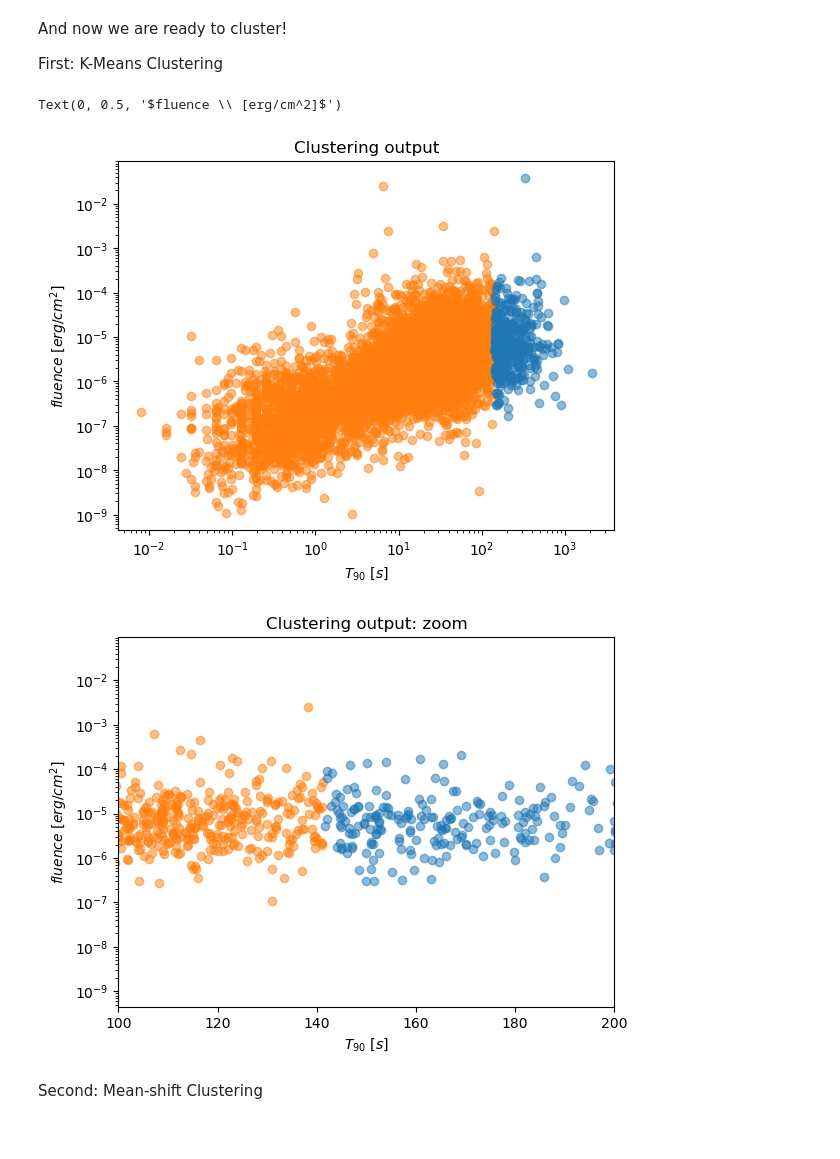
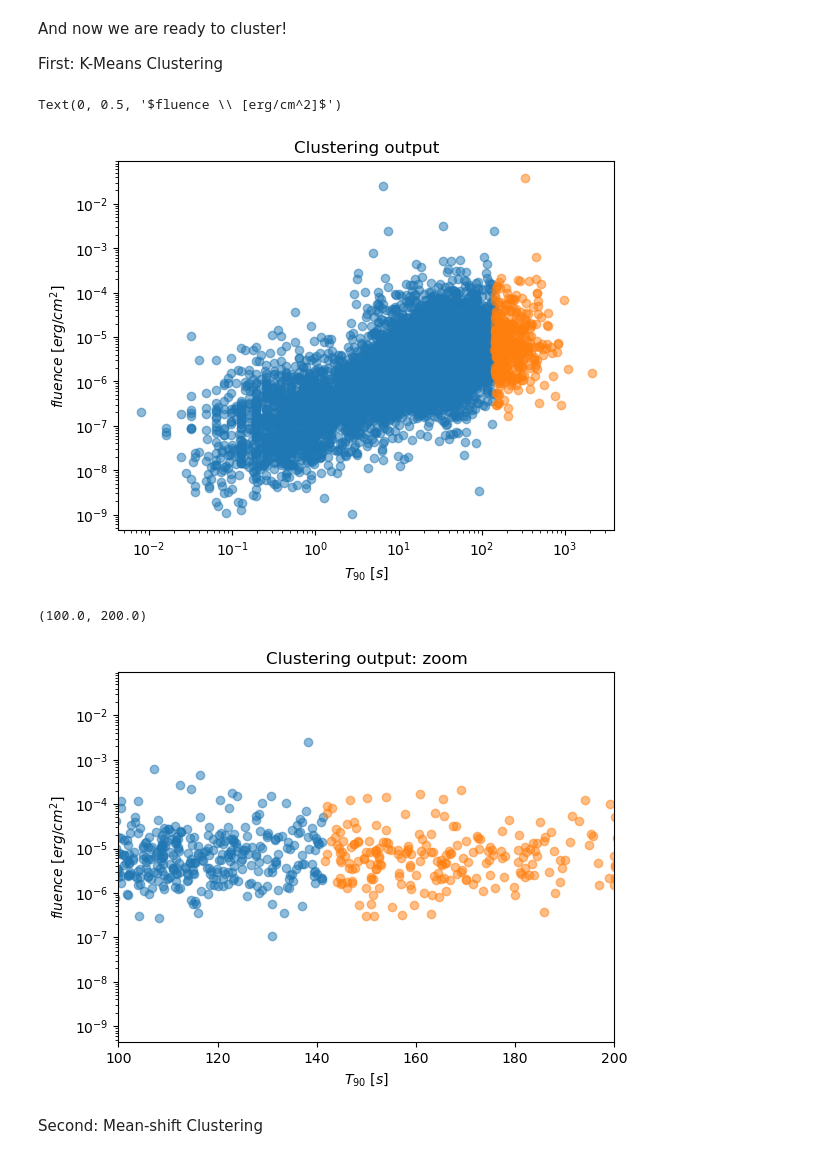
Before and after one commit to Ale5606/ilovegit, a Jupyter notebook: ML/280425/L14.ipynb, the cells around one changed output. Drawn from its saved outputs; the diff is of its cells as text; code cells hidden in the pictures.

Commit message:
Clustering

```diff
--- a/ML/280425/L14.ipynb
+++ b/ML/280425/L14.ipynb
@@ -64,33 +73,31 @@ First: K-Means Clustering
 # %%
 from sklearn.cluster import KMeans
 from sklearn import preprocessing
 
+n_cluster = 2
+
 #we need an array shape like [[x_1,y_1], ..., [x_n,y_n]]
 X = np.vstack((T90_arr, fluence_arr)).T
 
-model = KMeans(n_clusters=2, n_init='auto').fit(X)
+model = KMeans(n_clusters=n_cluster, n_init='auto').fit(X)
 centers = model.cluster_centers_
 labels = model.predict(X)
 
 
-colors = ['C1', 'C0']
-for ii in range(2):
-    plt.scatter(X[labels==ii,0], X[labels==ii,1],
-                color=colors[ii],alpha=0.5)
+for ii in range(n_cluster):
+    plt.scatter(X[labels==ii, 0], X[labels==ii, 1], alpha=0.5)
     plt.xscale('log')
     plt.yscale('log')
 
 plt.title('Clustering output');
 plt.xlabel('$T_{90} \ [s]$')
 plt.ylabel('$fluence \ [erg/cm^2]$')
 # %% [output]
 Text(0, 0.5, '$fluence \\ [erg/cm^2]$')
-[figure, old version]
+[figure, new version]
 # %%
-colors = ['C1', 'C0']
-for ii in range(2):
-    plt.scatter(X[labels==ii,0], X[labels==ii,1],
-                color=colors[ii],alpha=0.5)
+for ii in range(n_cluster):
+    plt.scatter(X[labels==ii,0], X[labels==ii,1] ,alpha=0.5)
     #plt.xscale('log')
     plt.yscale('log')
 
@@ -99,6 +106,7 @@ plt.xlabel('$T_{90} \ [s]$')
 plt.ylabel('$fluence \ [erg/cm^2]$')
 plt.xlim([100,200])
 # %% [output]
+(100.0, 200.0)
-[figure, old version]
+[figure, new version]
 # %% [markdown]
 Second: Mean-shift Clustering
```
Also changed, not shown: parts of 5 cells of this notebook, 1 other file.
